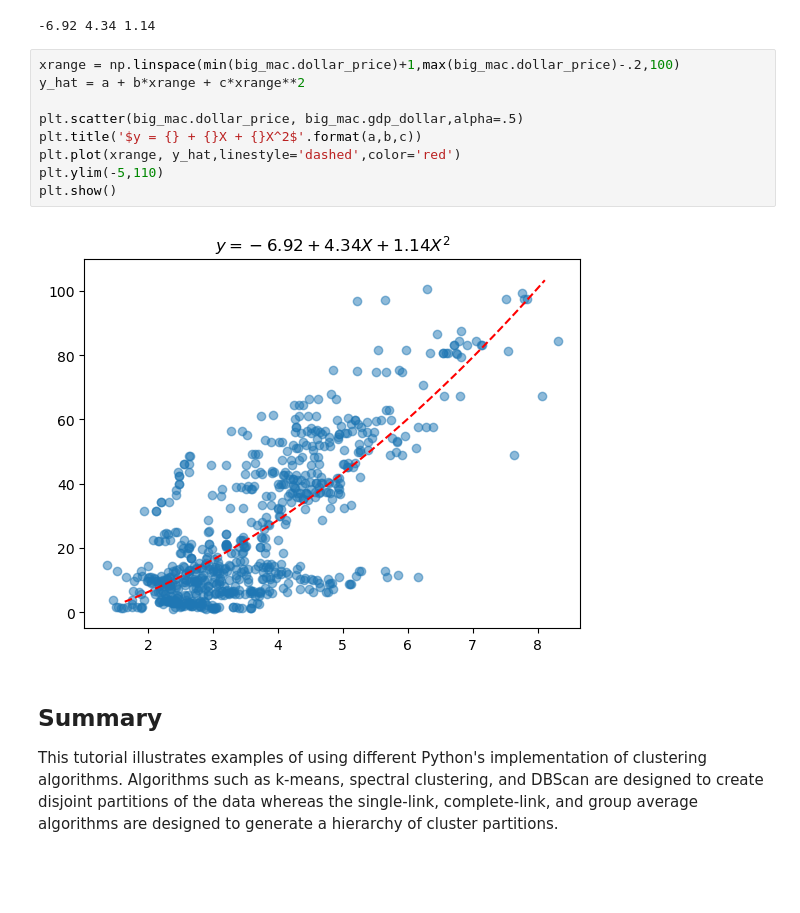
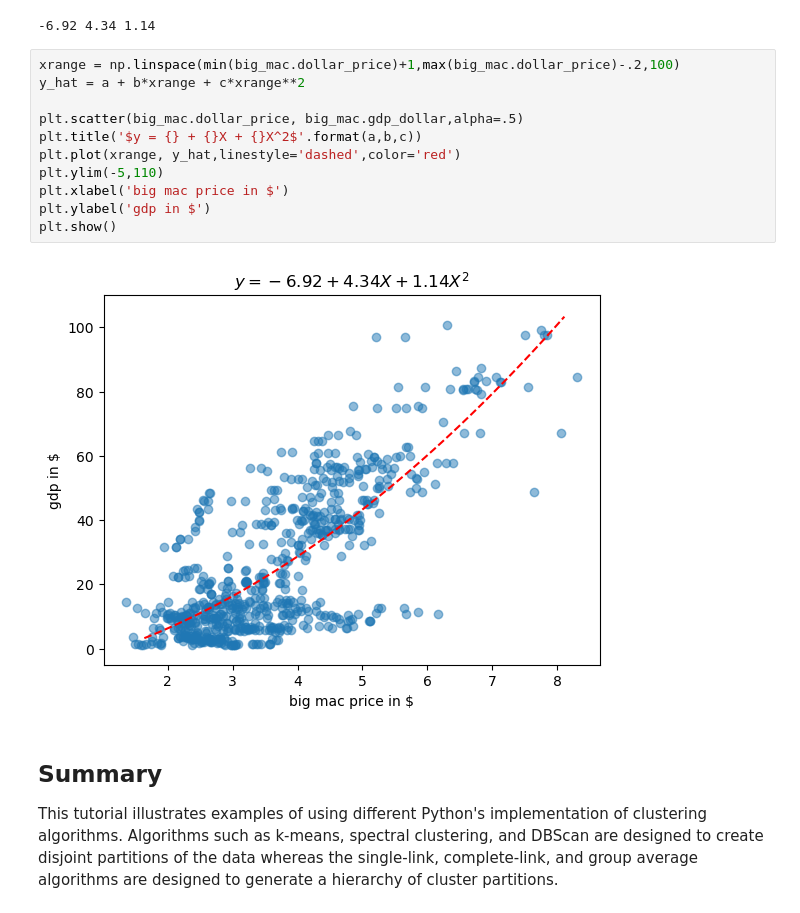
Before and after one commit to ernbilen/Data200_Fall22, a Jupyter notebook: notes/data180 recap.ipynb, the cells around one changed output. Saved outputs shown, nothing was run; the diff lists cells and outputs as text; blank space fills up the shorter version.

```diff
--- a/notes/data180 recap.ipynb
+++ b/notes/data180 recap.ipynb
@@ -253,14 +257,16 @@ print(a,b,c)
 # %%
 xrange = np.linspace(min(big_mac.dollar_price)+1,max(big_mac.dollar_price)-.2,100)
 y_hat = a + b*xrange + c*xrange**2
 
 plt.scatter(big_mac.dollar_price, big_mac.gdp_dollar,alpha=.5)
 plt.title('$y = {} + {}X + {}X^2$'.format(a,b,c))
 plt.plot(xrange, y_hat,linestyle='dashed',color='red')
 plt.ylim(-5,110)
+plt.xlabel('big mac price in $')
+plt.ylabel('gdp in $')
 plt.show()
 # %% [output]
-[figure, old version]
+[figure, new version]
 # %% [markdown]
 ## Summary
 
```
Also changed, not shown: parts of 2 cells of this notebook.
